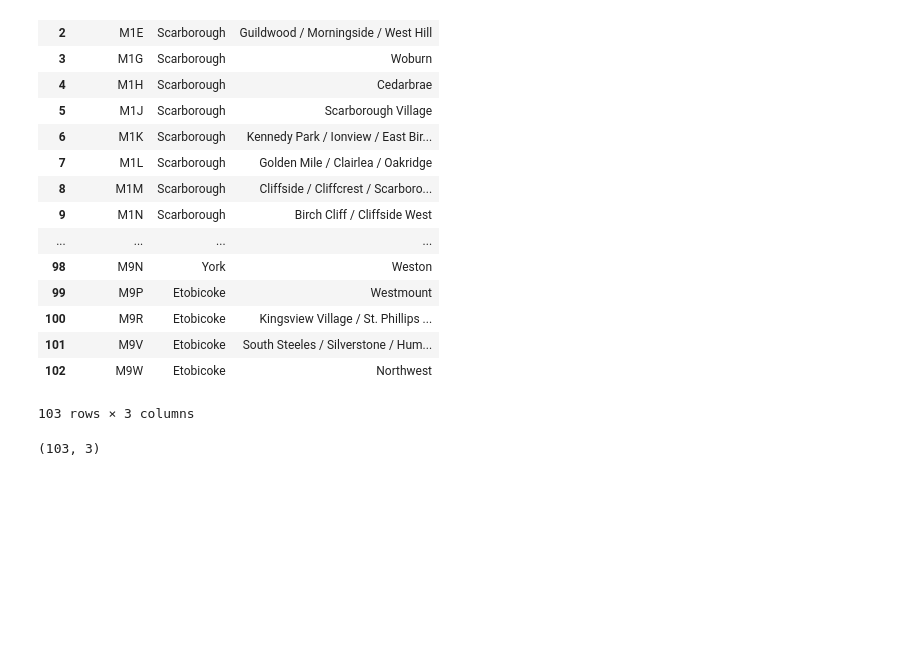
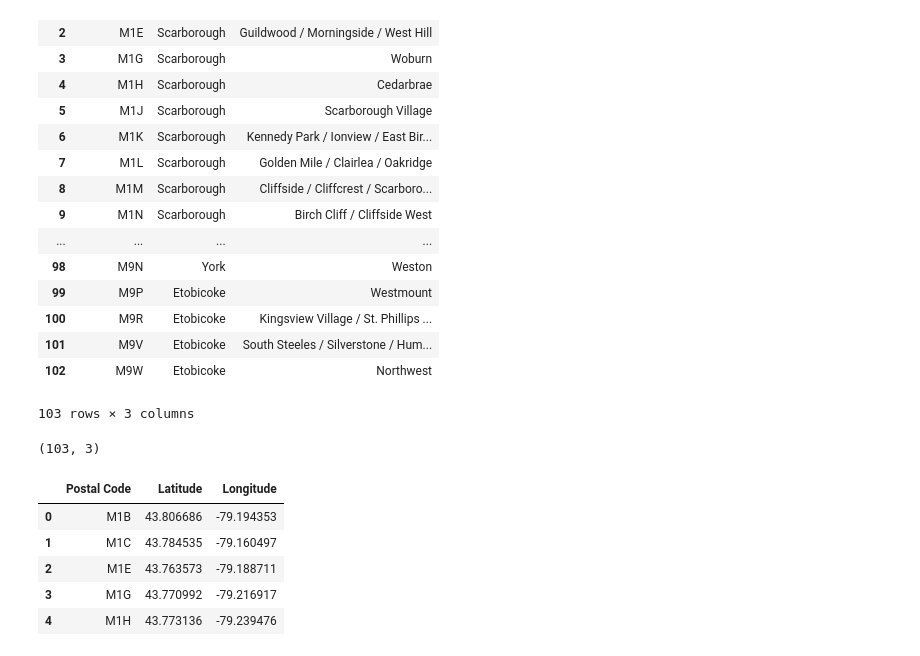
Before and after one commit to MG2237/Coursera_IBM_Applied_Data_Science_Capstone, a Jupyter notebook: courersa capstone - MG.ipynb, the cells around one changed output. Cells and saved outputs as stored; diff of their text form; code cells hidden in the pictures; blank space fills up the shorter version.

```diff
--- a/courersa capstone - MG.ipynb
+++ b/courersa capstone - MG.ipynb
@@ -43,3 +43,18 @@ df_data_0
 df_data_0.shape
 # %% [output]
 (103, 3)
+# %%
+# Watsons default code to add .csv file...
+body = client_499c37cd94e84c0499042e1545e0f19e.get_object(Bucket='courseraibmapplieddatasciencecaps-donotdelete-pr-ingywhspsot4ak',Key='Geospatial_Coordinates.csv')['Body']
+# add missing __iter__ method, so pandas accepts body as file-like object
+if not hasattr(body, "__iter__"): body.__iter__ = types.MethodType( __iter__, body )
+
+df_geo_coordinate = pd.read_csv(body)
+df_geo_coordinate.head()
+# %% [output]
+|  | Postal Code | Latitude | Longitude |
+| 0 | M1B | 43.806686 | -79.194353 |
+| 1 | M1C | 43.784535 | -79.160497 |
+| 2 | M1E | 43.763573 | -79.188711 |
+| 3 | M1G | 43.770992 | -79.216917 |
+| 4 | M1H | 43.773136 | -79.239476 |
```
Also changed, not shown: parts of 1 cell of this notebook.
